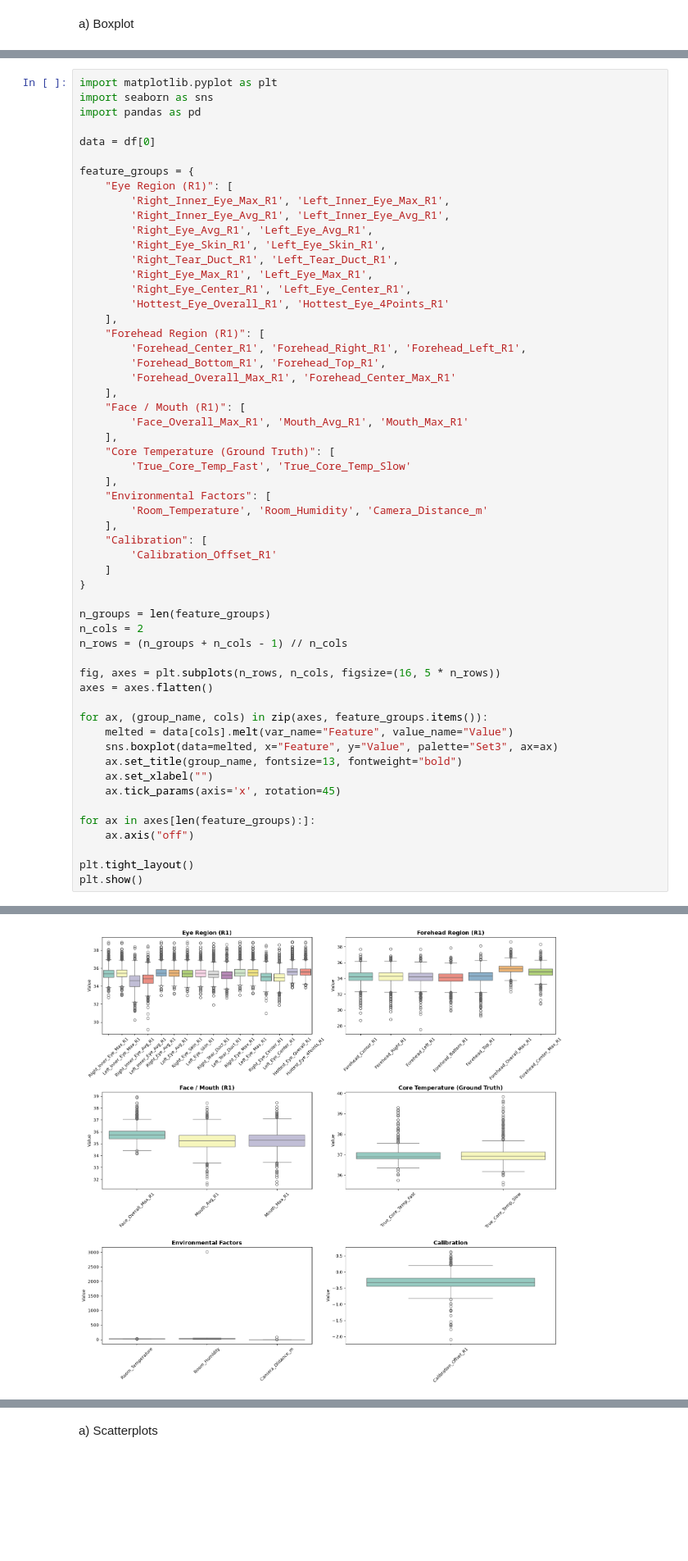
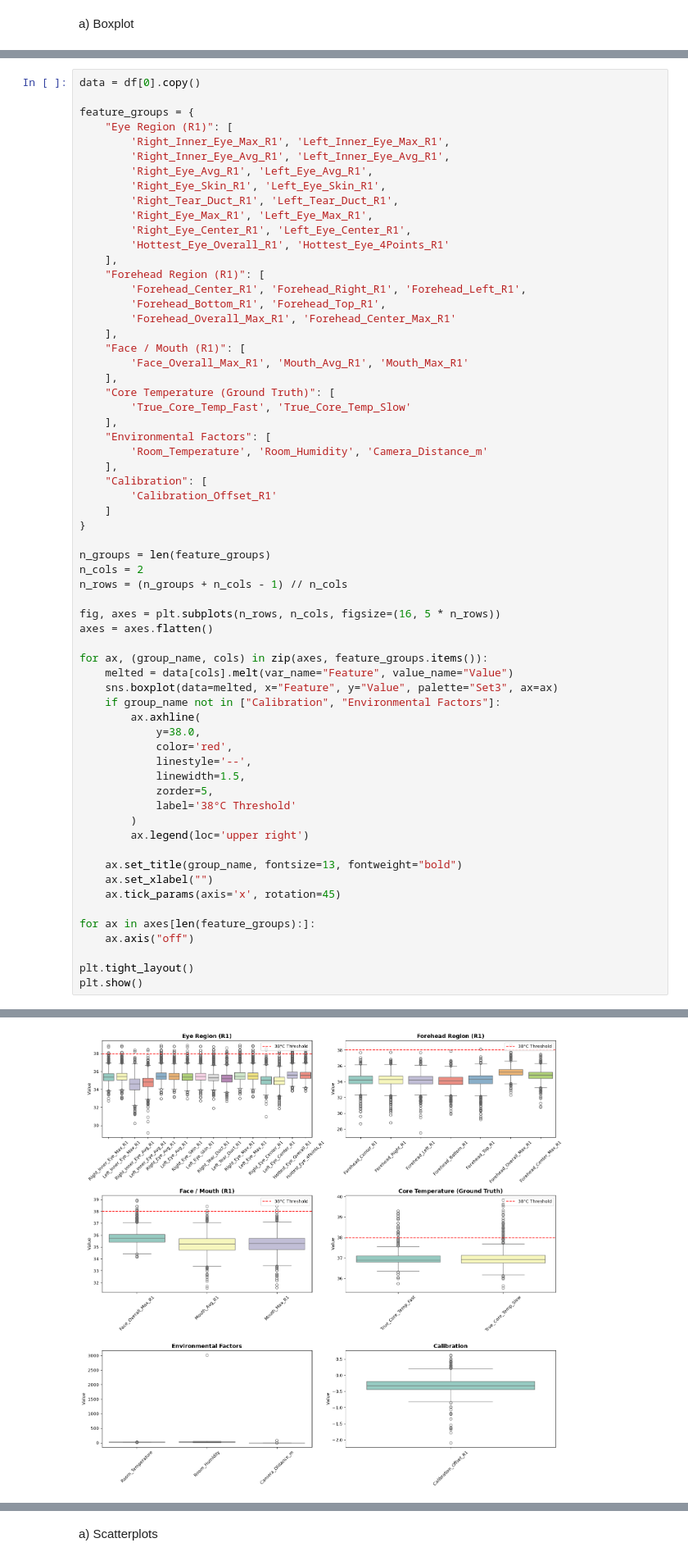
Before and after one commit to AkilanSS/23CSE301--Machine-Learning-Capstone-Project, a Jupyter notebook: notebooks/regression.ipynb, the cells around one changed output, grey strips where cells are left out. Shown at 82% size. Drawn from its saved outputs; the diff is of its cells as text; blank space fills up the shorter version.

```diff
--- a/notebooks/regression.ipynb
+++ b/notebooks/regression.ipynb
@@ -224,11 +225,7 @@ plt.show()
 # %% [output]
 [figure]
 # %%
-import matplotlib.pyplot as plt
-import seaborn as sns
-import pandas as pd
-
-data = df[0]
+data = df[0].copy()
 
 feature_groups = {
     "Eye Region (R1)": [
@@ -270,32 +267,43 @@ axes = axes.flatten()
 for ax, (group_name, cols) in zip(axes, feature_groups.items()):
     melted = data[cols].melt(var_name="Feature", value_name="Value")
     sns.boxplot(data=melted, x="Feature", y="Value", palette="Set3", ax=ax)
+    if group_name not in ["Calibration", "Environmental Factors"]:
+        ax.axhline(
+            y=38.0,
+            color='red',
+            linestyle='--',
+            linewidth=1.5,
+            zorder=5,
+            label='38°C Threshold'
+        )
+        ax.legend(loc='upper right')
+
     ax.set_title(group_name, fontsize=13, fontweight="bold")
     ax.set_xlabel("")
     ax.tick_params(axis='x', rotation=45)
 
 for ax in axes[len(feature_groups):]:
     ax.axis("off")
 
 plt.tight_layout()
 plt.show()
 # %% [output]
 Passing `palette` without assigning `hue` is deprecated and will be removed in v0.14.0. Assign the `x` variable to `hue` and set `legend=False` for the same effect.
 
   sns.boxplot(data=melted, x="Feature", y="Value", palette="Set3", ax=ax)
 
 Passing `palette` without assigning `hue` is deprecated and will be removed in v0.14.0. Assign the `x` variable to `hue` and set `legend=False` for the same effect.
 
   sns.boxplot(data=melted, x="Feature", y="Value", palette="Set3", ax=ax)
 
 Passing `palette` without assigning `hue` is deprecated and will be removed in v0.14.0. Assign the `x` variable to `hue` and set `legend=False` for the same effect.
 
   sns.boxplot(data=melted, x="Feature", y="Value", palette="Set3", ax=ax)
 
 ... (7 lines left out)
 
 Passing `palette` without assigning `hue` is deprecated and will be removed in v0.14.0. Assign the `x` variable to `hue` and set `legend=False` for the same effect.
 
   sns.boxplot(data=melted, x="Feature", y="Value", palette="Set3", ax=ax)
-[figure, old version]
+[figure, new version]
 # %% [markdown]
```
Also changed, not shown: parts of 16 cells of this notebook.
